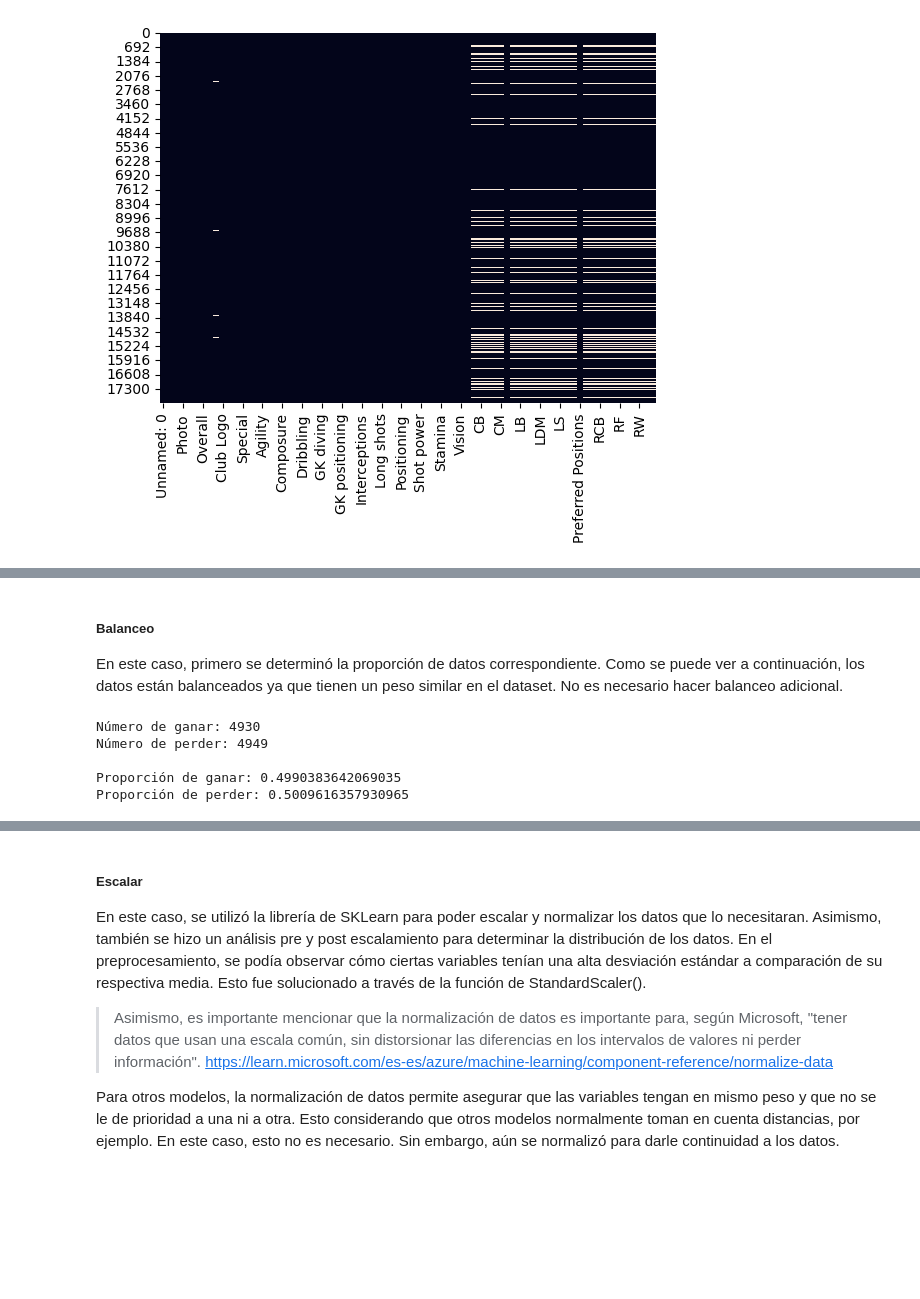
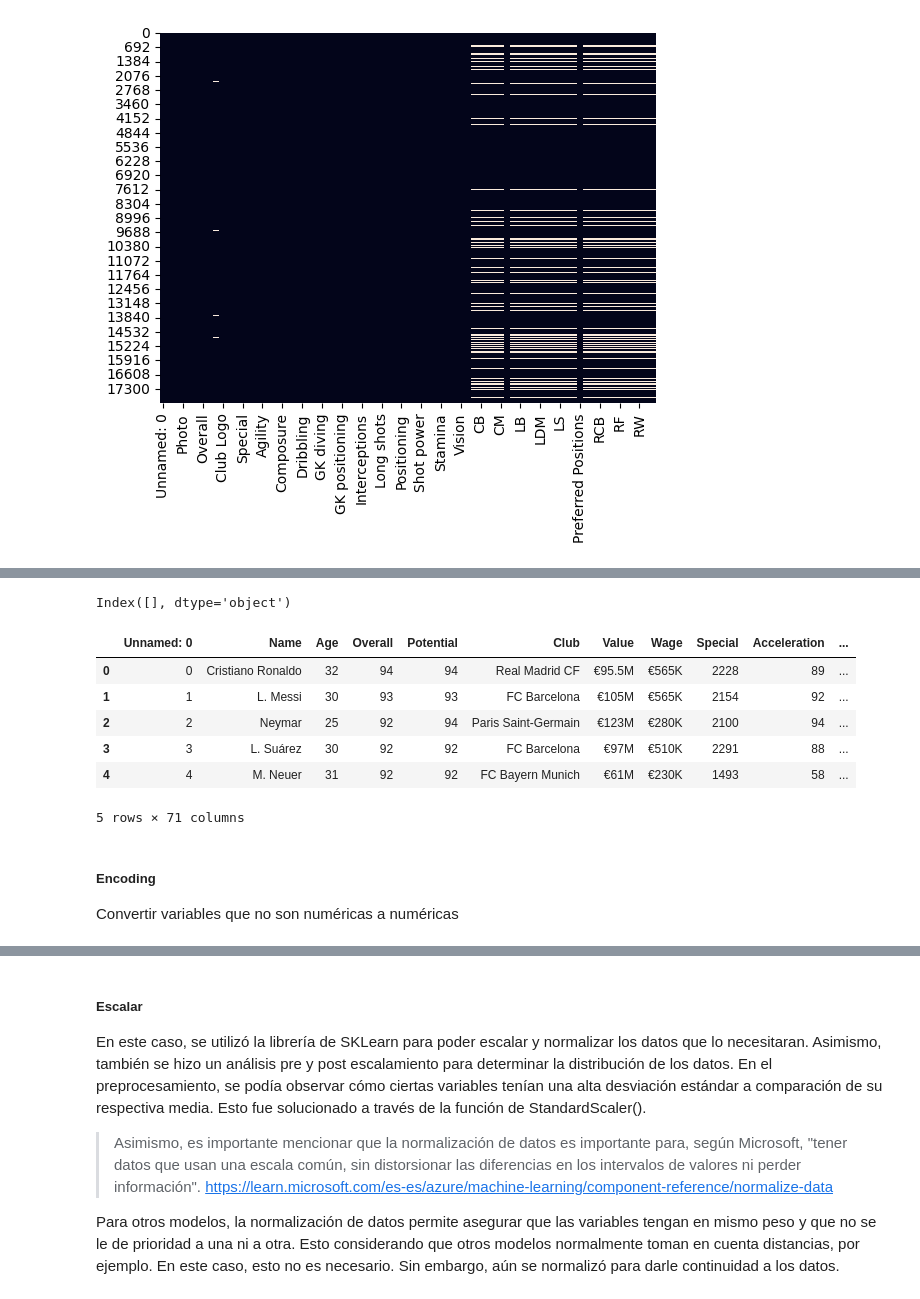
Before and after one commit to stefanoaragoni/IA_Lab6, a Jupyter notebook: lab6_FIFA.ipynb, the cells around one changed output, grey strips where cells are left out. Saved outputs shown, nothing was run; the diff lists cells and outputs as text; code cells hidden in the pictures; blank space fills up the shorter version.

```diff
--- a/lab6_FIFA.ipynb
+++ b/lab6_FIFA.ipynb
@@ -70,17 +47,29 @@ Columnas categóricas:
-# %% [markdown]
-##### Balanceo
-En este caso, primero se determinó la proporción de datos correspondiente. Como se puede ver a continuación, los datos están balanceados ya que tienen un peso similar en el dataset. No es necesario hacer balanceo adicional.
-# %%
-# Calcular cuantas columnas son ganar y cuantas no
-print('Número de ganar:',data[data['blueWins'] == 1].shape[0])
-print('Número de perder:',data[data['blueWins'] == 0].shape[0])
-
-# Proporcion
-print('\nProporción de ganar:',data[data['blueWins'] == 1].shape[0]/data.shape[0])
-print('Proporción de perder:',data[data['blueWins'] == 0].shape[0]/data.shape[0])
-# %% [output]
-Número de ganar: 4930
-Número de perder: 4949
-
-Proporción de ganar: 0.4990383642069035
-Proporción de perder: 0.5009616357930965
+# %%
+for col in data.columns[data.isnull().any()]:
+
+    if data[col].dtype == 'float64' or data[col].dtype == 'int64':
+        data[col].fillna(data[col].mean(), inplace=True)
+
+    else:
+        data[col].fillna(data[col].mode()[0], inplace=True)
+
+data.columns[data.isnull().any()]
+# %% [output]
+Index([], dtype='object')
+# %%
+#borrar datos innecesarios
+data.drop(['Photo', 'Nationality', 'Flag','Club Logo' ], axis=1, inplace=True)
+
+
+data.head()
+# %% [output]
+|  | Unnamed: 0 | Name | Age | Overall | Potential | Club | Value | Wage | Special | Acceleration | ... |
+| 0 | 0 | Cristiano Ronaldo | 32 | 94 | 94 | Real Madrid CF | €95.5M | €565K | 2228 | 89 | ... |
+| 1 | 1 | L. Messi | 30 | 93 | 93 | FC Barcelona | €105M | €565K | 2154 | 92 | ... |
+| 2 | 2 | Neymar | 25 | 92 | 94 | Paris Saint-Germain | €123M | €280K | 2100 | 94 | ... |
+| 3 | 3 | L. Suárez | 30 | 92 | 92 | FC Barcelona | €97M | €510K | 2291 | 88 | ... |
+| 4 | 4 | M. Neuer | 31 | 92 | 92 | FC Bayern Munich | €61M | €230K | 1493 | 58 | ... |
+5 rows × 71 columns
+# %% [markdown]
+##### Encoding
+Convertir variables que no son numéricas a numéricas
```
Also changed, not shown: parts of 17 cells of this notebook.
